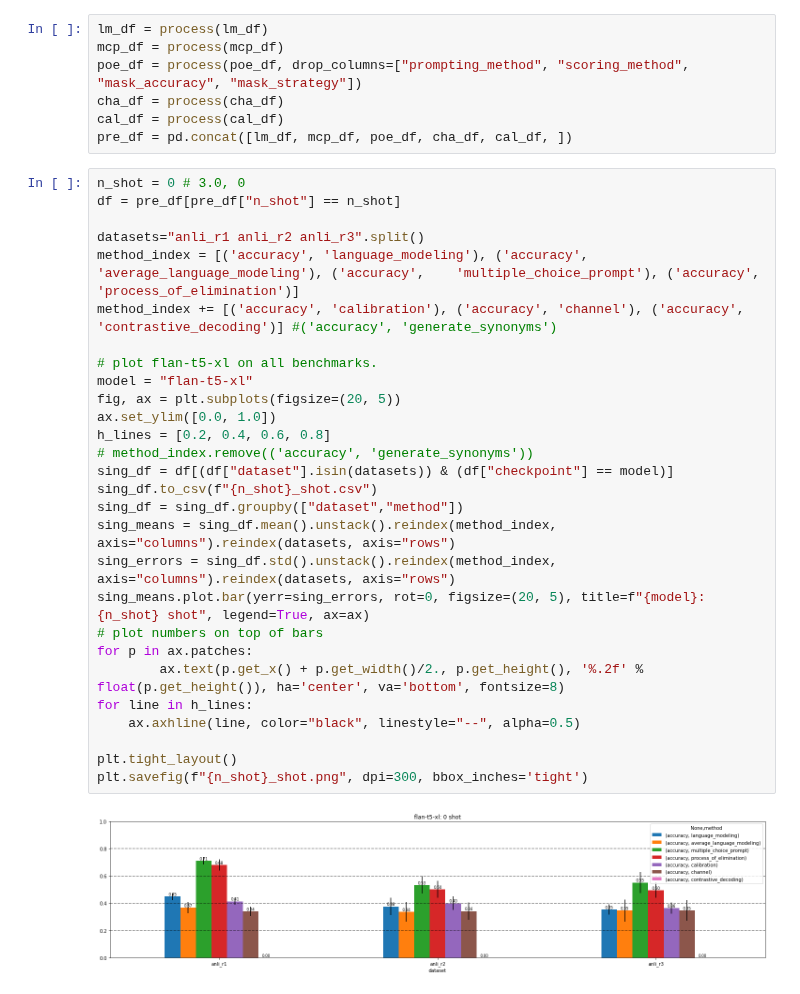
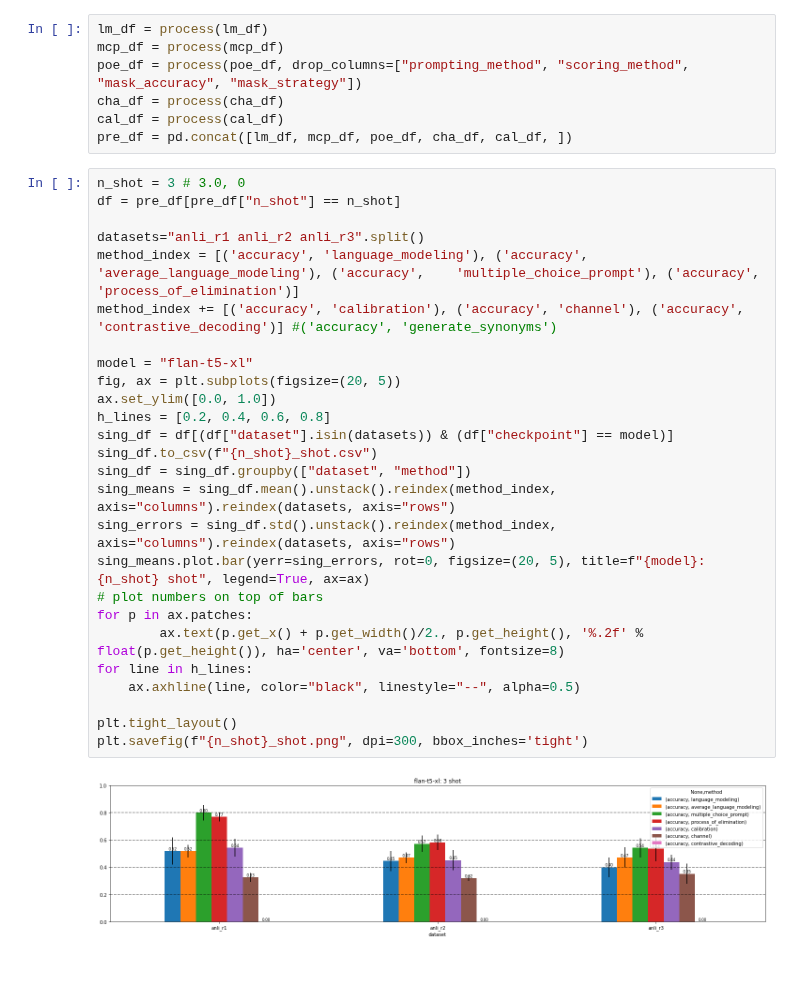
Before and after one commit to KasMasVan/csr_exp_resource_index, a Jupyter notebook: results/few_shot/few_shot.ipynb, the cells around one changed output. Saved outputs shown, nothing was run; the diff lists cells and outputs as text.

```diff
--- a/results/few_shot/few_shot.ipynb
+++ b/results/few_shot/few_shot.ipynb
@@ -38,32 +38,30 @@ cha_df = process(cha_df)
 cal_df = process(cal_df)
 pre_df = pd.concat([lm_df, mcp_df, poe_df, cha_df, cal_df, ])
 # %%
-n_shot = 0 # 3.0, 0
+n_shot = 3 # 3.0, 0
 df = pre_df[pre_df["n_shot"] == n_shot]
 
 datasets="anli_r1 anli_r2 anli_r3".split()
 method_index = [('accuracy', 'language_modeling'), ('accuracy', 'average_language_modeling'), ('accuracy',    'multiple_choice_prompt'), ('accuracy',    'process_of_elimination')]
 method_index += [('accuracy', 'calibration'), ('accuracy', 'channel'), ('accuracy', 'contrastive_decoding')] #('accuracy', 'generate_synonyms')
 
-# plot flan-t5-xl on all benchmarks.
 model = "flan-t5-xl"
 fig, ax = plt.subplots(figsize=(20, 5))
 ax.set_ylim([0.0, 1.0])
 h_lines = [0.2, 0.4, 0.6, 0.8]
-# method_index.remove(('accuracy', 'generate_synonyms'))
 sing_df = df[(df["dataset"].isin(datasets)) & (df["checkpoint"] == model)]
 sing_df.to_csv(f"{n_shot}_shot.csv")
-sing_df = sing_df.groupby(["dataset","method"])
+sing_df = sing_df.groupby(["dataset", "method"])
 sing_means = sing_df.mean().unstack().reindex(method_index, axis="columns").reindex(datasets, axis="rows")
 sing_errors = sing_df.std().unstack().reindex(method_index, axis="columns").reindex(datasets, axis="rows")
 sing_means.plot.bar(yerr=sing_errors, rot=0, figsize=(20, 5), title=f"{model}: {n_shot} shot", legend=True, ax=ax)
 # plot numbers on top of bars
 for p in ax.patches:
         ax.text(p.get_x() + p.get_width()/2., p.get_height(), '%.2f' % float(p.get_height()), ha='center', va='bottom', fontsize=8)
 for line in h_lines:
     ax.axhline(line, color="black", linestyle="--", alpha=0.5)
 
 plt.tight_layout()
 plt.savefig(f"{n_shot}_shot.png", dpi=300, bbox_inches='tight')
 # %% [output]
-[figure, old version]
+[figure, new version]
```
Also changed, not shown: parts of 3 cells of this notebook, 10 other files.
